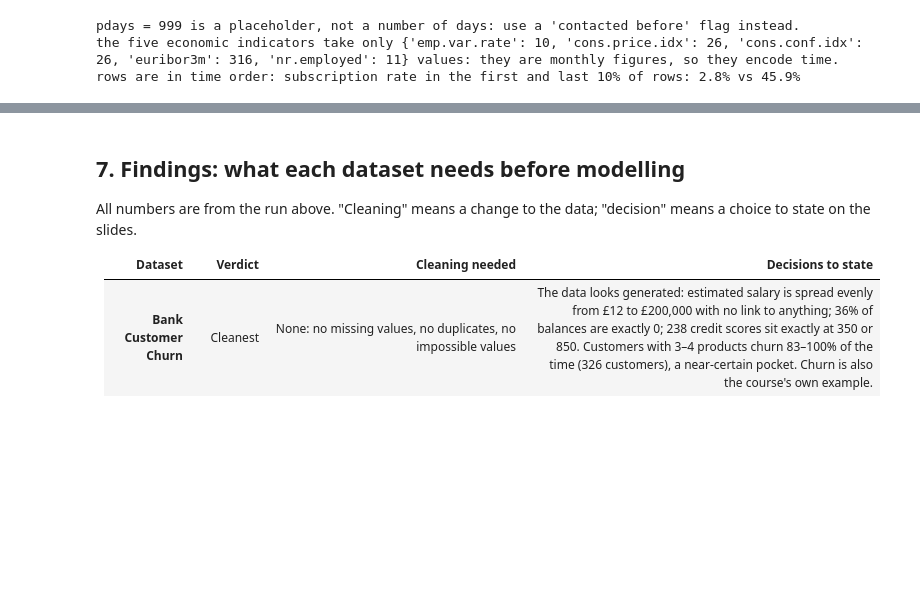
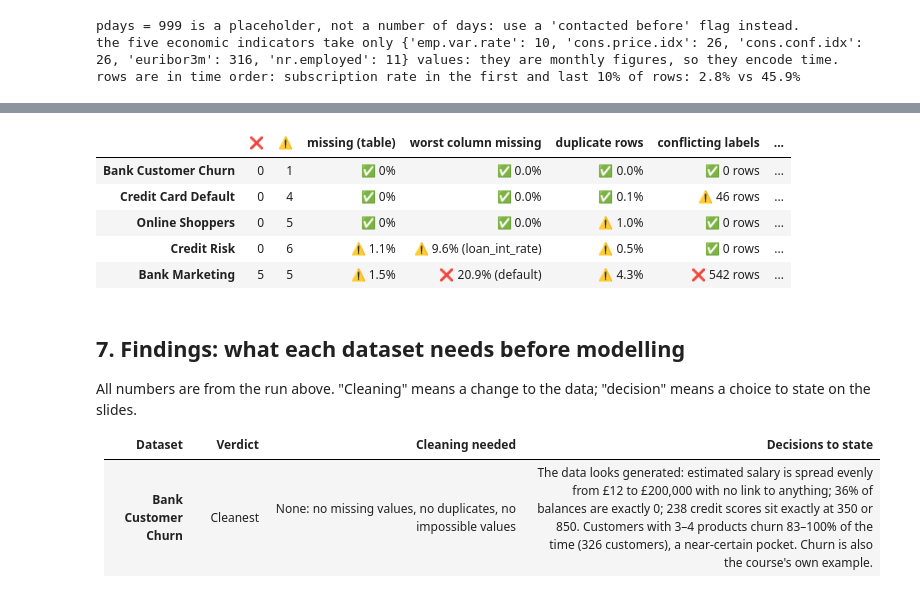
Before and after one commit to Ananya8576/dba5106-proj2, a Jupyter notebook: general_datasets/Project2_General_Data_Sanity.ipynb, the cells around one changed output, grey strips where cells are left out. Drawn from its saved outputs; the diff is of its cells as text; code cells hidden in the pictures; blank space fills up the shorter version.

```diff
--- a/general_datasets/Project2_General_Data_Sanity.ipynb
+++ b/general_datasets/Project2_General_Data_Sanity.ipynb
@@ -232,6 +245,9 @@ t = rule_table([
     ("no bill amount is negative", (cc[bill] < 0).any(axis=1), "Keep: a negative bill is a credit balance (overpayment)."),
     ("latest bill ≤ 1.5 × credit limit", cc["BILL_AMT1"] > 1.5 * cc["LIMIT_BAL"], "Keep, but note: the balance is far over the limit."),
 ])
+NUM["Credit Card Default"].update(impossible_rows=0,
+                                  undocumented_code_rows=int((~cc["EDUCATION"].isin([1, 2, 3, 4]) | ~cc["MARRIAGE"].isin([1, 2, 3])).sum()),
+                                  leak_by_construction="", time_drift=False, looks_generated=False)
 print("column names skip PAY_1 (PAY_0 then PAY_2): rename to PAY_1…PAY_6 for clarity.")
 print("repayment-status codes in PAY_0:", cc["PAY_0"].value_counts().sort_index().to_dict())
 print("default rate by PAY_0:"); display(cc.groupby("PAY_0")["default.payment.next.month"].mean().round(3).to_frame().T)
@@ -284,6 +300,8 @@ rules += [
     ("bounce and exit rates within 0–0.2", (os_[["BounceRates", "ExitRates"]] > 0.2).any(axis=1) | (os_[["BounceRates", "ExitRates"]] < 0).any(axis=1), "Keep."),
 ]
 t = rule_table(rules)
+NUM["Online Shoppers"].update(impossible_rows=int((os_[["Administrative", "Informational", "ProductRelated"]].sum(axis=1) == 0).sum()),
+                              undocumented_code_rows=0, leak_by_construction="PageValues is computed from later purchases", time_drift=False, looks_generated=False)
 print("months present:", sorted(os_["Month"].unique()), "→ January and April are missing: the year is incomplete.")
 print("OperatingSystems, Browser, Region and TrafficType are integer codes with no published labels: treat them as categories.")
 print("PageValues is 0 for", f"{(os_['PageValues'] == 0).mean():.1%}", "of sessions; purchase rate when 0:", f"{y_os[os_['PageValues'] == 0].mean():.1%}", "and when > 0:", f"{y_os[os_['PageValues'] > 0].mean():.1%}")
@@ -334,6 +352,8 @@ t = rule_table([
     ("estimated salary at least 1,000", bc["estimated_salary"] < 1000, "Check: implausibly low salaries."),
     ("balance recorded as exactly 0", bc["balance"] == 0, "Keep, but note: a large spike at 0."),
 ])
+NUM["Bank Customer Churn"].update(impossible_rows=int((bc["tenure"] > bc["age"]).sum()), undocumented_code_rows=0,
+                                  leak_by_construction="", time_drift=False, looks_generated=True)
 print("churn rate by number of products:"); display(bc.groupby("products_number")["churn"].agg(["size", "mean"]).round(3).T)
 print("estimated_salary looks uniform (no link to age or country), which suggests generated data:")
 display(bc["estimated_salary"].describe().round(0).to_frame().T)
@@ -395,6 +415,10 @@ t = rule_table([
     ("default is recorded", bm["default"] == "unknown", "Keep 'unknown' as its own level (it is informative)."),
     ("campaign (calls this campaign) ≤ 20", bm["campaign"] > 20, "Keep, but cap for a linear model."),
 ])
+first, last = y_bm.iloc[:len(bm)//10].mean(), y_bm.iloc[-len(bm)//10:].mean()
+NUM["Bank Marketing"].update(impossible_rows=int(((bm["pdays"] == 999) != (bm["previous"] == 0)).sum()),
+                             undocumented_code_rows=int((bm["default"] == "yes").sum()),
+                             leak_by_construction="duration is known only after the call", time_drift=abs(last - first) > 0.1, looks_generated=False)
 print("pdays = 999 is a placeholder, not a number of days: use a 'contacted before' flag instead.")
 print("the five economic indicators take only", bm[["emp.var.rate", "cons.price.idx", "cons.conf.idx", "euribor3m", "nr.employed"]].nunique().to_dict(), "values: they are monthly figures, so they encode time.")
 print("rows are in time order: subscription rate in the first and last 10% of rows:", f"{y_bm.iloc[:len(bm)//10].mean():.1%}", "vs", f"{y_bm.iloc[-len(bm)//10:].mean():.1%}")
@@ -429,3 +473,44 @@ display(pd.DataFrame(SUMMARY))
+# %%
+def mark(v, ok, warn, fmt):
+    """✅ if v <= ok, ⚠️ if v <= warn, else ❌ (pass ok/warn as None to skip a level)."""
+    lvl = "✅" if v <= ok else ("⚠️" if (warn is not None and v <= warn) else "❌")
+    return f"{lvl} {fmt.format(v)}"
+
+rows = {}
+for name, n in NUM.items():
+    r = {}
+    r["missing (table)"] = "✅ 0%" if n["missing_pct"] == 0 else mark(n["missing_pct"], -1, 5, "{:.1f}%")
+    r["worst column missing"] = mark(n["worst_column_missing_pct"], 1, 10, "{:.1f}%") + (f" ({n['worst_column']})" if n["worst_column"] else "")
+    r["duplicate rows"] = mark(n["duplicate_pct"], 0.5, 5, "{:.1f}%")
+    r["conflicting labels"] = mark(n["conflict_rows"], 0, 100, "{:,} rows")
+    pr = n["pos_rate_pct"]
+    r["class balance"] = ("✅ " if 10 <= pr <= 90 else ("⚠️ " if pr >= 2 else "❌ ")) + f"{pr:.1f}%"
+    r["validation positives"] = ("✅ " if n["val_positives"] >= 100 else ("⚠️ " if n["val_positives"] >= 30 else "❌ ")) + f"{n['val_positives']:,}"
+    r["impossible / inconsistent rows"] = mark(n["impossible_rows"], 0, 100, "{:,}")
+    r["undocumented codes"] = mark(n["undocumented_code_rows"], 0, 1000, "{:,} rows")
+    r["spiky columns"] = mark(n["spike_cols"], 0, 10**9, "{}")
+    r["correlated pairs"] = mark(n["corr_pairs"], 0, 10**9, "{}")
+    if n["post_outcome_cols"] or n["top_auc"] >= 0.95:
+        r["leakage"] = "❌ " + (n["leak_by_construction"] or f"{n['top_feature']} {n['top_auc']:.2f}")
+    elif n["leak_by_construction"] or n["top_auc"] >= 0.85:
+        r["leakage"] = "⚠️ " + (n["leak_by_construction"] or f"{n['top_feature']} {n['top_auc']:.2f}")
+    else:
+        r["leakage"] = f"✅ strongest {n['top_auc']:.2f}"
+    r["time drift"] = "❌ yes" if n["time_drift"] else "✅ no"
+    r["looks generated"] = "⚠️ yes" if n["looks_generated"] else "✅ no"
+    rows[name] = r
+board = pd.DataFrame(rows).T
+board.insert(0, "❌", board.apply(lambda r: sum(str(v).startswith("❌") for v in r), axis=1))
+board.insert(1, "⚠️", board.apply(lambda r: sum(str(v).startswith("⚠️") for v in r.iloc[1:]), axis=1))
+board = board.sort_values(["❌", "⚠️"])
+display(board)
+# %% [output]
+|  | ❌ | ⚠️ | missing (table) | worst column missing | duplicate rows | conflicting labels | ... |
+| Bank Customer Churn | 0 | 1 | ✅ 0% | ✅ 0.0% | ✅ 0.0% | ✅ 0 rows | ... |
+| Credit Card Default | 0 | 4 | ✅ 0% | ✅ 0.0% | ✅ 0.1% | ⚠️ 46 rows | ... |
+| Online Shoppers | 0 | 5 | ✅ 0% | ✅ 0.0% | ⚠️ 1.0% | ✅ 0 rows | ... |
+| Credit Risk | 0 | 6 | ⚠️ 1.1% | ⚠️ 9.6% (loan_int_rate) | ⚠️ 0.5% | ✅ 0 rows | ... |
+| Bank Marketing | 5 | 5 | ⚠️ 1.5% | ❌ 20.9% (default) | ⚠️ 4.3% | ❌ 542 rows | ... |
 # %% [markdown]
 ## 7. Findings: what each dataset needs before modelling
 All numbers are from the run above. "Cleaning" means a change to the data; "decision" means a choice to state on the slides.
```
Also changed, not shown: parts of 4 cells of this notebook, 1 other file.
